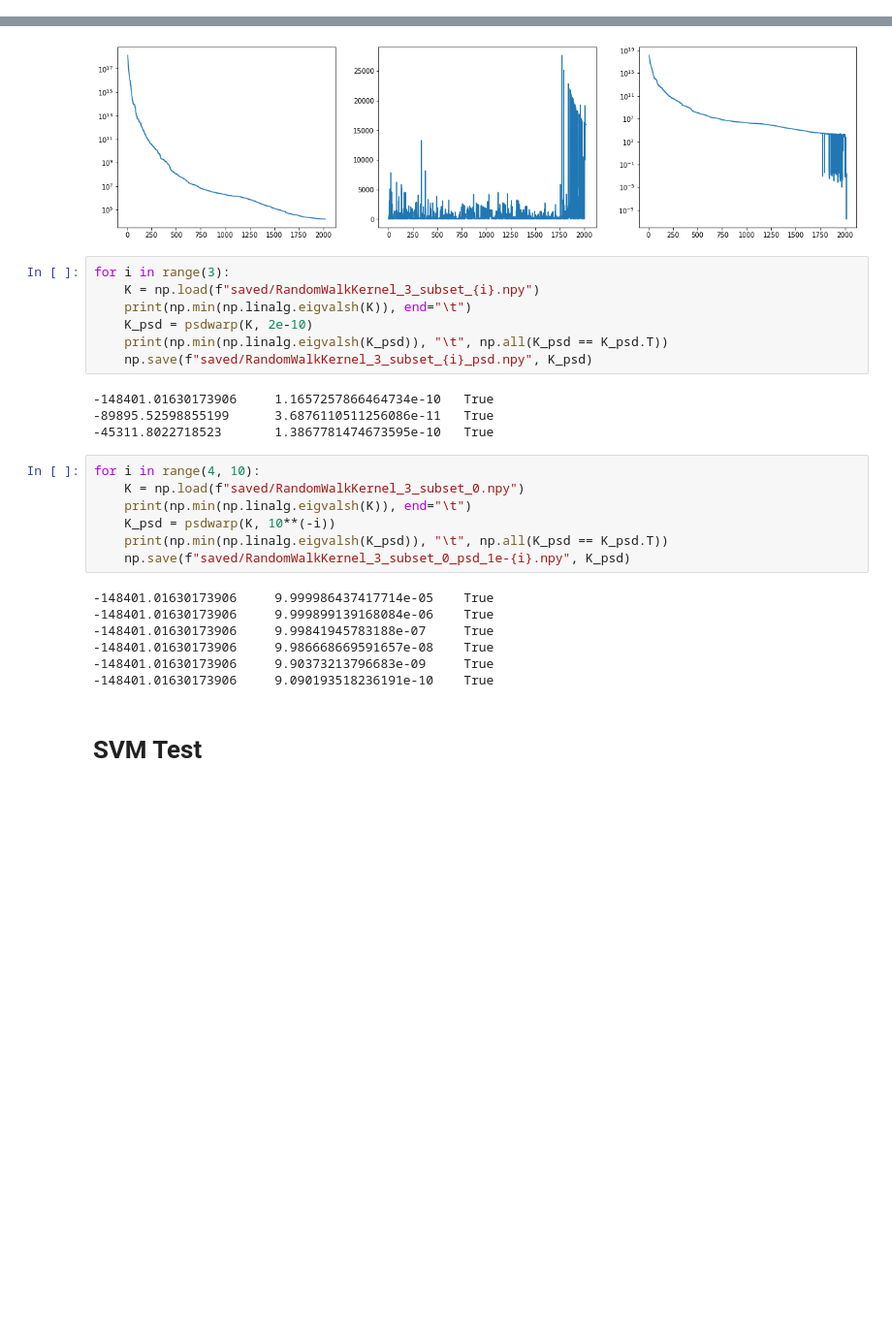
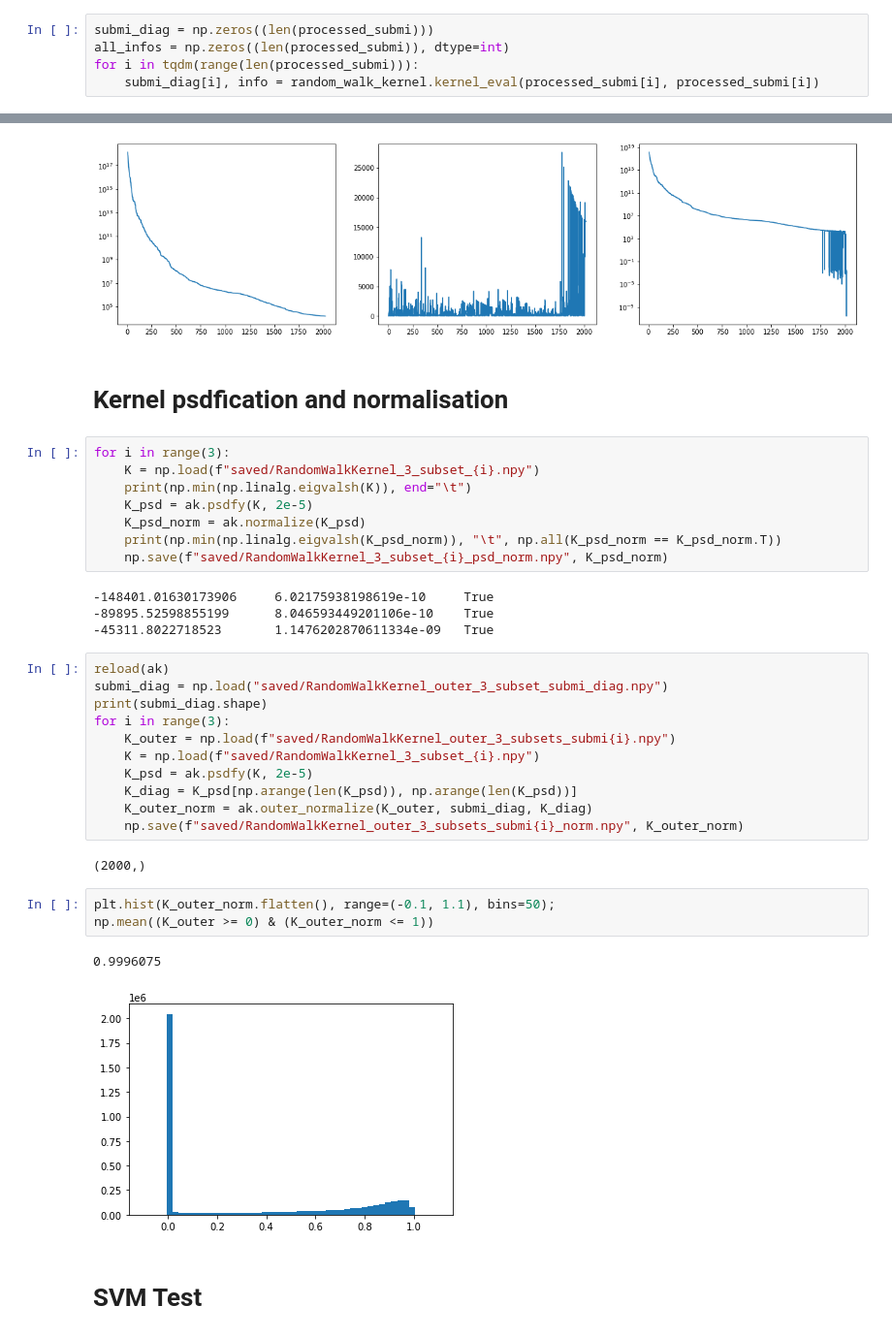
Before and after one commit to G-Horent/Kaggle_Kernelv2, a Jupyter notebook: test_functions.ipynb, the cells around one changed output, grey strips where cells are left out. Shown: that part at 97% size. Cells and saved outputs as stored; diff of their text form; blank space fills up the shorter version.

```diff
--- a/test_functions.ipynb
+++ b/test_functions.ipynb
@@ -220,0 +225,5 @@ random_walk_kernel = kc.RandomWalkKernel(lam=0.95, save_kernel=True) #norm1=True
+# %%
+submi_diag = np.zeros((len(processed_submi)))
+all_infos = np.zeros((len(processed_submi)), dtype=int)
+for i in tqdm(range(len(processed_submi))):
+    submi_diag[i], info = random_walk_kernel.kernel_eval(processed_submi[i], processed_submi[i])
@@ -277,31 +288,39 @@ plt.plot(np.abs(k_diff_list))
 plt.yscale('log')
 # %% [output]
 [figure]
+# %% [markdown]
+# Kernel psdfication and normalisation
 # %%
 for i in range(3):
     K = np.load(f"saved/RandomWalkKernel_3_subset_{i}.npy")
     print(np.min(np.linalg.eigvalsh(K)), end="\t")
-    K_psd = psdwarp(K, 2e-10)
-    print(np.min(np.linalg.eigvalsh(K_psd)), "\t", np.all(K_psd == K_psd.T))
-    np.save(f"saved/RandomWalkKernel_3_subset_{i}_psd.npy", K_psd)
+    K_psd = ak.psdfy(K, 2e-5)
+    K_psd_norm = ak.normalize(K_psd)
+    print(np.min(np.linalg.eigvalsh(K_psd_norm)), "\t", np.all(K_psd_norm == K_psd_norm.T))
+    np.save(f"saved/RandomWalkKernel_3_subset_{i}_psd_norm.npy", K_psd_norm)
 # %% [output]
--148401.01630173906     1.1657257866464734e-10   True
--89895.52598855199      3.6876110511256086e-11   True
--45311.8022718523       1.3867781474673595e-10   True
+-148401.01630173906     6.02175938198619e-10     True
+-89895.52598855199      8.046593449201106e-10    True
+-45311.8022718523       1.1476202870611334e-09   True
-# %%
-for i in range(4, 10):
-    K = np.load(f"saved/RandomWalkKernel_3_subset_0.npy")
-    print(np.min(np.linalg.eigvalsh(K)), end="\t")
-    K_psd = psdwarp(K, 10**(-i))
-    print(np.min(np.linalg.eigvalsh(K_psd)), "\t", np.all(K_psd == K_psd.T))
-    np.save(f"saved/RandomWalkKernel_3_subset_0_psd_1e-{i}.npy", K_psd)
-# %% [output]
--148401.01630173906     9.999986437417714e-05    True
--148401.01630173906     9.999899139168084e-06    True
--148401.01630173906     9.99841945783188e-07     True
--148401.01630173906     9.986668669591657e-08    True
--148401.01630173906     9.90373213796683e-09     True
--148401.01630173906     9.090193518236191e-10    True
+# %%
+reload(ak)
+submi_diag = np.load("saved/RandomWalkKernel_outer_3_subset_submi_diag.npy")
+print(submi_diag.shape)
+for i in range(3):
+    K_outer = np.load(f"saved/RandomWalkKernel_outer_3_subsets_submi{i}.npy")
+    K = np.load(f"saved/RandomWalkKernel_3_subset_{i}.npy")
+    K_psd = ak.psdfy(K, 2e-5)
+    K_diag = K_psd[np.arange(len(K_psd)), np.arange(len(K_psd))]
+    K_outer_norm = ak.outer_normalize(K_outer, submi_diag, K_diag)
+    np.save(f"saved/RandomWalkKernel_outer_3_subsets_submi{i}_norm.npy", K_outer_norm)
+# %% [output]
+(2000,)
+# %%
+plt.hist(K_outer_norm.flatten(), range=(-0.1, 1.1), bins=50);
+np.mean((K_outer >= 0) & (K_outer_norm <= 1))
+# %% [output]
+0.9996075
+[figure, added]
 # %% [markdown]
 # SVM Test
 # %%
```
Also changed, not shown: parts of 8 cells of this notebook, 3 other files.
